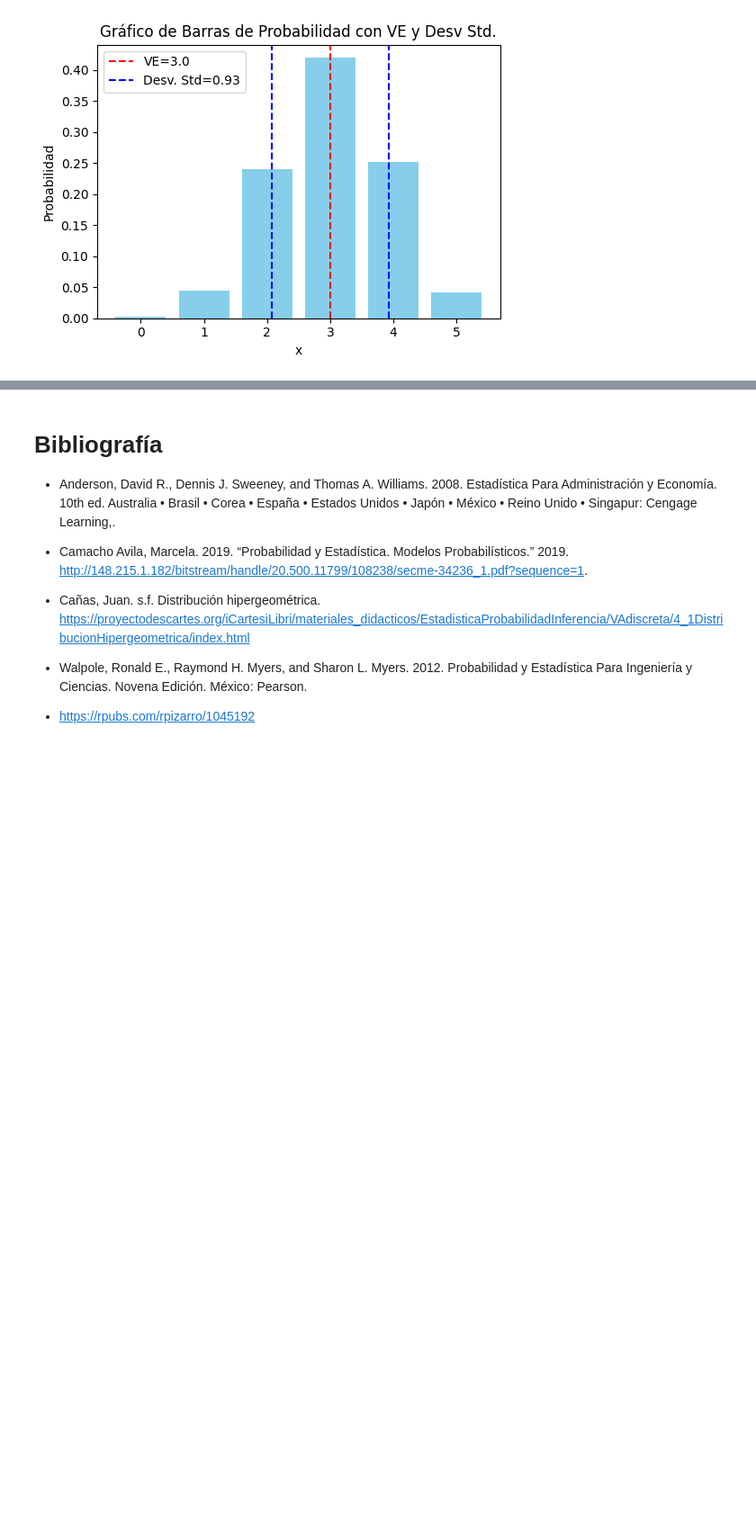
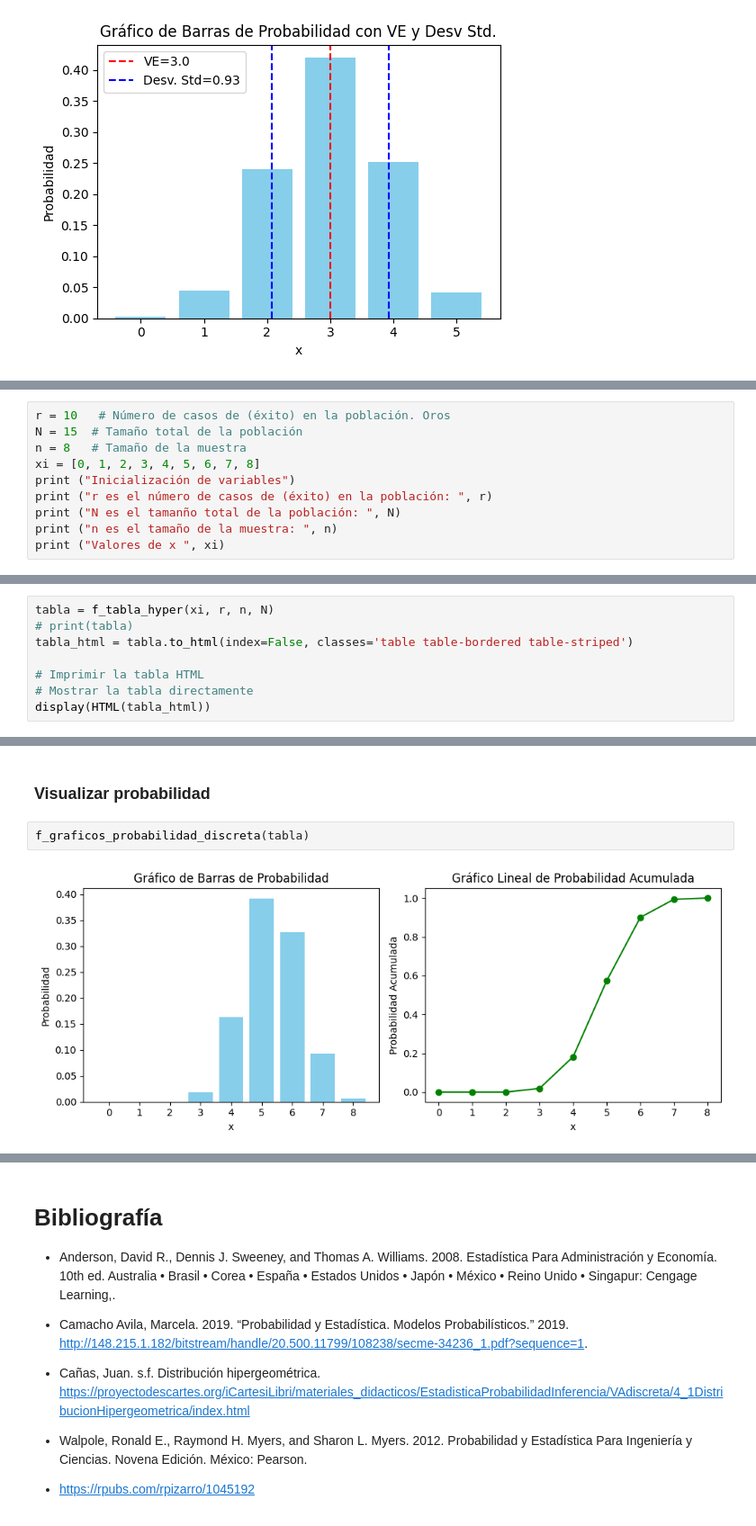
Before and after one commit to rpizarrog/probabilidad-y-estad-stica, a Jupyter notebook: Python 2023/Caso_18_Distribución_hipergeométrica.ipynb, the cells around one changed output, grey strips where cells are left out. Shown at 90% size. Saved outputs shown, nothing was run; the diff lists cells and outputs as text; blank space fills up the shorter version.

```diff
--- a/Python 2023/Caso_18_Distribución_hipergeométrica.ipynb
+++ b/Python 2023/Caso_18_Distribución_hipergeométrica.ipynb
@@ -299,0 +324,10 @@ f_graficos_probabilidad_discreta_VE_ds(tabla, VE, desv_std)
+# %%
+r = 10   # Número de casos de (éxito) en la población. Oros
+N = 15  # Tamaño total de la población
+n = 8   # Tamaño de la muestra
+xi = [0, 1, 2, 3, 4, 5, 6, 7, 8]
+print ("Inicialización de variables")
+print ("r es el número de casos de (éxito) en la población: ", r)
+print ("N es el tamanño total de la población: ", N)
+print ("n es el tamaño de la muestra: ", n)
+print ("Valores de x ", xi)
@@ -299,0 +354,8 @@ f_graficos_probabilidad_discreta_VE_ds(tabla, VE, desv_std)
+# %%
+tabla = f_tabla_hyper(xi, r, n, N)
+# print(tabla)
+tabla_html = tabla.to_html(index=False, classes='table table-bordered table-striped')
+
+# Imprimir la tabla HTML
+# Mostrar la tabla directamente
+display(HTML(tabla_html))
@@ -299,0 +373,6 @@ f_graficos_probabilidad_discreta_VE_ds(tabla, VE, desv_std)
+# %% [markdown]
+### Visualizar probabilidad
+# %%
+f_graficos_probabilidad_discreta(tabla)
+# %% [output]
+[figure, added]
```
Also changed, not shown: parts of 19 cells of this notebook.
